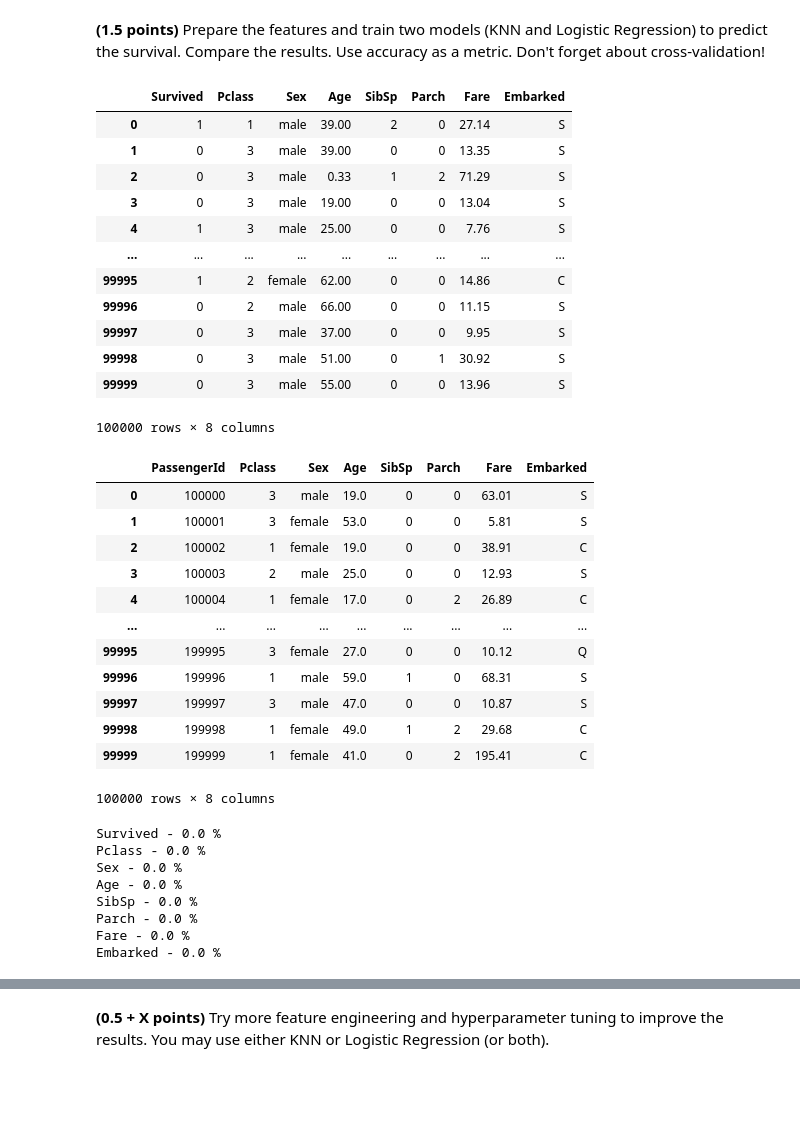
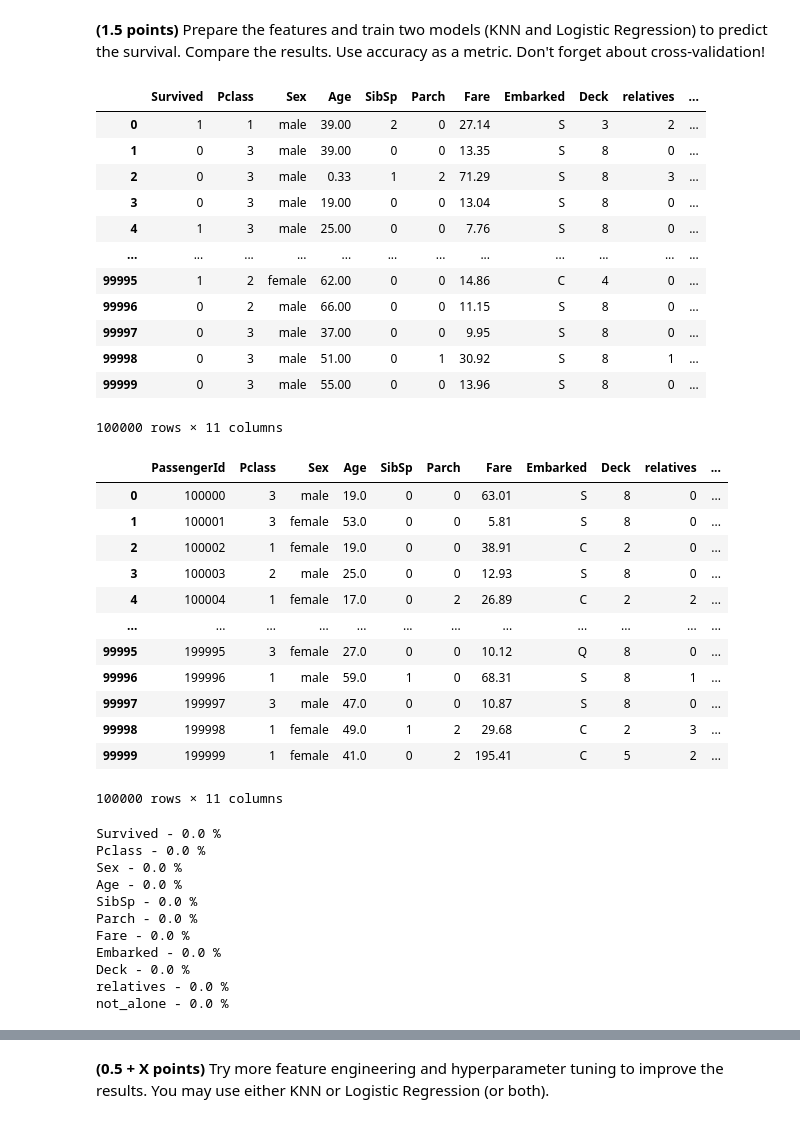
Before and after one commit to DimaValetsky/ml-intro, a Jupyter notebook: 5_classification_linear_knn/hw_classification.ipynb, the cells around one changed output, grey strips where cells are left out. Saved outputs shown, nothing was run; the diff lists cells and outputs as text; code cells hidden in the pictures; blank space fills up the shorter version.

```diff
--- a/5_classification_linear_knn/hw_classification.ipynb
+++ b/5_classification_linear_knn/hw_classification.ipynb
@@ -627,22 +627,36 @@ def fill_nan(df):
             df_copy[col].fillna(df_copy[col].median(), inplace=True)
 
     return df_copy
+# %%
+import re
+deck = {"A": 1, "B": 2, "C": 3, "D": 4, "E": 5, "F": 6, "G": 7, "U": 8}
+
+train_data['Cabin'] = train_data['Cabin'].fillna("U0")
+train_data['Deck'] = train_data['Cabin'].map(lambda x: re.compile("([a-zA-Z]+)").search(x).group())
+train_data['Deck'] = train_data['Deck'].map(deck)
+train_data['Deck'] = train_data['Deck'].fillna(0)
+train_data['Deck'] = train_data['Deck'].astype(int)
+# %%
+train_data['relatives'] = train_data['SibSp'] + train_data['Parch']
+train_data.loc[train_data['relatives'] > 0, 'not_alone'] = 0
+train_data.loc[train_data['relatives'] == 0, 'not_alone'] = 1
+train_data['not_alone'] = train_data['not_alone'].astype(int)
 # %%
 # Билет, каюту и имя с айди удаляем: они не понадобятся в обучении
-cutted = train_data.drop(columns=['Ticket', 'Cabin', 'Name', 'PassengerId'])
+cutted = train_data.drop(columns=['Cabin', 'PassengerId', 'Name', 'Ticket'])
 train_final = fill_nan(cutted)
 train_final
 # %% [output]
-|  | Survived | Pclass | Sex | Age | SibSp | Parch | Fare | Embarked |
-| 0 | 1 | 1 | male | 39.00 | 2 | 0 | 27.14 | S |
-| 1 | 0 | 3 | male | 39.00 | 0 | 0 | 13.35 | S |
-| 2 | 0 | 3 | male | 0.33 | 1 | 2 | 71.29 | S |
-| 3 | 0 | 3 | male | 19.00 | 0 | 0 | 13.04 | S |
-| 4 | 1 | 3 | male | 25.00 | 0 | 0 | 7.76 | S |
-| ... | ... | ... | ... | ... | ... | ... | ... | ... |
-| 99995 | 1 | 2 | female | 62.00 | 0 | 0 | 14.86 | C |
-| 99996 | 0 | 2 | male | 66.00 | 0 | 0 | 11.15 | S |
-| 99997 | 0 | 3 | male | 37.00 | 0 | 0 | 9.95 | S |
-| 99998 | 0 | 3 | male | 51.00 | 0 | 1 | 30.92 | S |
-| 99999 | 0 | 3 | male | 55.00 | 0 | 0 | 13.96 | S |
+|  | Survived | Pclass | Sex | Age | SibSp | Parch | Fare | Embarked | Deck | relatives | ... |
+| 0 | 1 | 1 | male | 39.00 | 2 | 0 | 27.14 | S | 3 | 2 | ... |
+| 1 | 0 | 3 | male | 39.00 | 0 | 0 | 13.35 | S | 8 | 0 | ... |
+| 2 | 0 | 3 | male | 0.33 | 1 | 2 | 71.29 | S | 8 | 3 | ... |
+| 3 | 0 | 3 | male | 19.00 | 0 | 0 | 13.04 | S | 8 | 0 | ... |
+| 4 | 1 | 3 | male | 25.00 | 0 | 0 | 7.76 | S | 8 | 0 | ... |
+| ... | ... | ... | ... | ... | ... | ... | ... | ... | ... | ... | ... |
+| 99995 | 1 | 2 | female | 62.00 | 0 | 0 | 14.86 | C | 4 | 0 | ... |
+| 99996 | 0 | 2 | male | 66.00 | 0 | 0 | 11.15 | S | 8 | 0 | ... |
+| 99997 | 0 | 3 | male | 37.00 | 0 | 0 | 9.95 | S | 8 | 0 | ... |
+| 99998 | 0 | 3 | male | 51.00 | 0 | 1 | 30.92 | S | 8 | 1 | ... |
+| 99999 | 0 | 3 | male | 55.00 | 0 | 0 | 13.96 | S | 8 | 0 | ... |
-100000 rows × 8 columns
+100000 rows × 11 columns
@@ -649,22 +674,23 @@ train_final
 # %%
 # test data
-cutted = test_data.drop(columns=['Ticket', 'Cabin', 'Name'])
+
+cutted = test_data.drop(columns=['Cabin', 'Name', 'Ticket'])
 test_final = fill_nan(cutted)
 test_final
 # %% [output]
-|  | PassengerId | Pclass | Sex | Age | SibSp | Parch | Fare | Embarked |
-| 0 | 100000 | 3 | male | 19.0 | 0 | 0 | 63.01 | S |
-| 1 | 100001 | 3 | female | 53.0 | 0 | 0 | 5.81 | S |
-| 2 | 100002 | 1 | female | 19.0 | 0 | 0 | 38.91 | C |
-| 3 | 100003 | 2 | male | 25.0 | 0 | 0 | 12.93 | S |
-| 4 | 100004 | 1 | female | 17.0 | 0 | 2 | 26.89 | C |
-| ... | ... | ... | ... | ... | ... | ... | ... | ... |
-| 99995 | 199995 | 3 | female | 27.0 | 0 | 0 | 10.12 | Q |
-| 99996 | 199996 | 1 | male | 59.0 | 1 | 0 | 68.31 | S |
-| 99997 | 199997 | 3 | male | 47.0 | 0 | 0 | 10.87 | S |
-| 99998 | 199998 | 1 | female | 49.0 | 1 | 2 | 29.68 | C |
-| 99999 | 199999 | 1 | female | 41.0 | 0 | 2 | 195.41 | C |
+|  | PassengerId | Pclass | Sex | Age | SibSp | Parch | Fare | Embarked | Deck | relatives | ... |
+| 0 | 100000 | 3 | male | 19.0 | 0 | 0 | 63.01 | S | 8 | 0 | ... |
+| 1 | 100001 | 3 | female | 53.0 | 0 | 0 | 5.81 | S | 8 | 0 | ... |
+| 2 | 100002 | 1 | female | 19.0 | 0 | 0 | 38.91 | C | 2 | 0 | ... |
+| 3 | 100003 | 2 | male | 25.0 | 0 | 0 | 12.93 | S | 8 | 0 | ... |
+| 4 | 100004 | 1 | female | 17.0 | 0 | 2 | 26.89 | C | 2 | 2 | ... |
+| ... | ... | ... | ... | ... | ... | ... | ... | ... | ... | ... | ... |
+| 99995 | 199995 | 3 | female | 27.0 | 0 | 0 | 10.12 | Q | 8 | 0 | ... |
+| 99996 | 199996 | 1 | male | 59.0 | 1 | 0 | 68.31 | S | 8 | 1 | ... |
+| 99997 | 199997 | 3 | male | 47.0 | 0 | 0 | 10.87 | S | 8 | 0 | ... |
+| 99998 | 199998 | 1 | female | 49.0 | 1 | 2 | 29.68 | C | 2 | 3 | ... |
+| 99999 | 199999 | 1 | female | 41.0 | 0 | 2 | 195.41 | C | 5 | 2 | ... |
-100000 rows × 8 columns
+100000 rows × 11 columns
 # %%
 # незаполненных train данных нет
 for col in train_final.columns:
@@ -678,6 +704,9 @@ SibSp - 0.0 %
 Parch - 0.0 %
 Fare - 0.0 %
 Embarked - 0.0 %
+Deck - 0.0 %
+relatives - 0.0 %
+not_alone - 0.0 %
 # %%
 # незаполненных test данных нет
 for col in test_final.columns:
```
Also changed, not shown: parts of 16 cells of this notebook.
